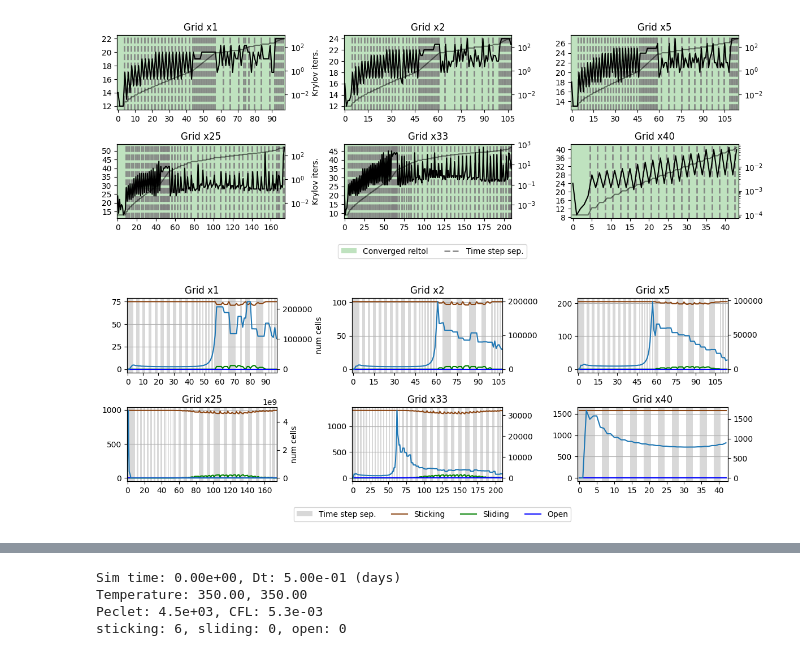
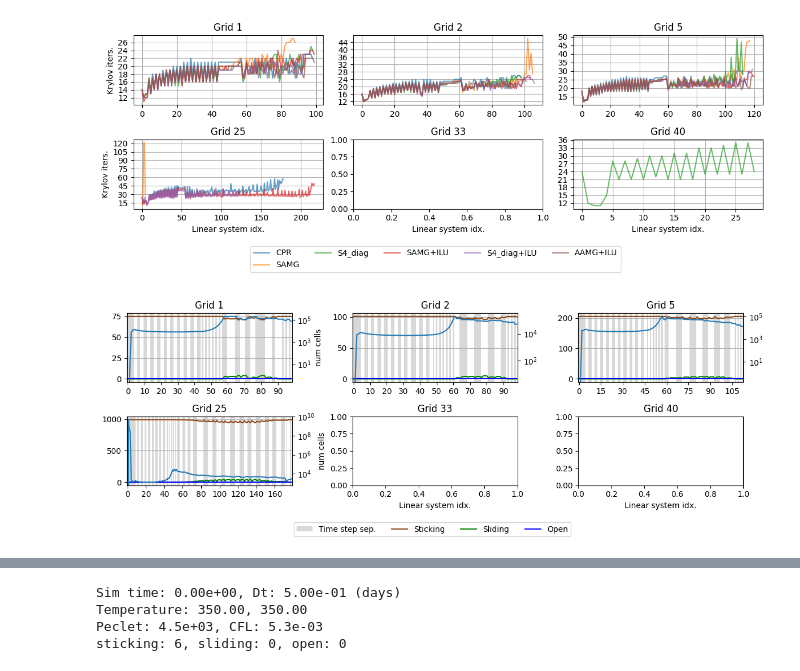
Before and after one commit to pmgbergen/FTHM-Solver, a Jupyter notebook: thermal/experiment_thermal_4_results.ipynb, the cells around one changed output, grey strips where cells are left out. Cells and saved outputs as stored; diff of their text form; code cells hidden in the pictures.

```diff
--- a/thermal/experiment_thermal_4_results.ipynb
+++ b/thermal/experiment_thermal_4_results.ipynb
@@ -7,51 +7,61 @@ import porepy as pp
 # %%
 grids = [
     1,
     2,
     5,
     25,
     33,
     40,
 ]
 
+solvers = ['CPR', 'SAMG', 'S4_diag', 'SAMG+ILU', 'S4_diag+ILU', 'AAMG+ILU']
+colors = {name: f'C{i}' for i, name in enumerate(solvers)}
+
 data = {}
 names = {}
-s = 5
 for i, g in enumerate(grids):
-    try:
-        data[i] = load_data(f"../stats/stats_thermal_geo4h_steadyx{g}_sol{s}.json")
-    except:
-        continue
-    names[i] = f"Grid x{g}"
+    data[i] = {}
+    names[i] = f"Grid {g}"
+    for s in solvers:
+        try:
+            data[i][s] = load_data(f"../stats/stats_thermal_geo4h_steadyx{g}_sol{s}.json")
+        except:
+            continue
 
 
 shape = [2, 3]
 figsize = (12, 4)
 
 
-def render_element(entry: list[TimeStepStats]):
-    color_converged_reason(entry)
-    # color_sticking_sliding_open(entry)
+def render_element(i, data):
+    if len(data) == 0:
+        return
+    for solver_name, d in data.items():
+        # color_converged_reason(d, legend=True)
+        plt.plot(get_gmres_iterations(d), label=solver_name, alpha=0.7, c=colors[solver_name])
+        # plt.plot(get_newton_iterations(d), label=solver_name, alpha=0.7, c=colors[solver_name])
 
-    color_time_steps(entry, fill=False, legend=True)
-    plt.gca().grid(False)
+        DAY = 3600 * 24
+        # plt.plot(np.cumsum(get_time_steps(d)) / DAY , alpha=0.7, label=solver_name)
+        # plt.plot(get_time_steps(d), alpha=0.7, label=solver_name)
+        # plt.plot(get_newton_iterations(d), alpha=0.7, label=solver_name)
+
+    plt.gca().grid(True)
     set_integer_ticks("vertical")
-    plt.plot(get_gmres_iterations(entry), marker=None, color="black")
-
-    plt.twinx()
-    DAY = 3600 * 24
-    ls_indices = get_ls_indices(entry)
-    plt.plot(np.cumsum(get_time_steps(entry))[ls_indices] / DAY , color='black', alpha=0.5, label='Time')
-    plt.yscale('log')
+    # color_time_steps(data['SAMG+ILU'], fill=True, legend=True)
+    # plt.yscale('log')
 
 
 plot_grid(
     data, render_element, shape=shape, figsize=figsize, legend=True, ax_titles=names
 )
 # %% [output]
-[figure, old version]
+[figure, new version]
 # %%
 def render_element(i: int, entry: Sequence[TimeStepStats]):
+    entry = entry.get('CPR')
+    if entry is None:
+        return
     st, sl, op = get_num_sticking_sliding_open(entry)
     color_time_steps(entry, fill=True, grid=False, legend=True)
     plt.gca().grid(False)
@@ -68,7 +78,7 @@ def render_element(i: int, entry: Sequence[TimeStepStats]):
     plt.twinx()
     # plt.plot(cfl, label='CFL')
     plt.plot(peclet_max, label=r'$P_{max}$')
-    # plt.yscale('log')
+    plt.yscale('log')
 
 plot_grid(
     data,
@@ -81,7 +91,7 @@ plot_grid(
 )
 # plt.savefig(save_path + 'fracture_length.pdf', bbox_inches='tight')
 # %% [output]
-[figure, old version]
+[figure, new version]
 # %%
 from collections import defaultdict
 import pandas as pd
```
Also changed, not shown: parts of 1 cell of this notebook, 10 other files.
